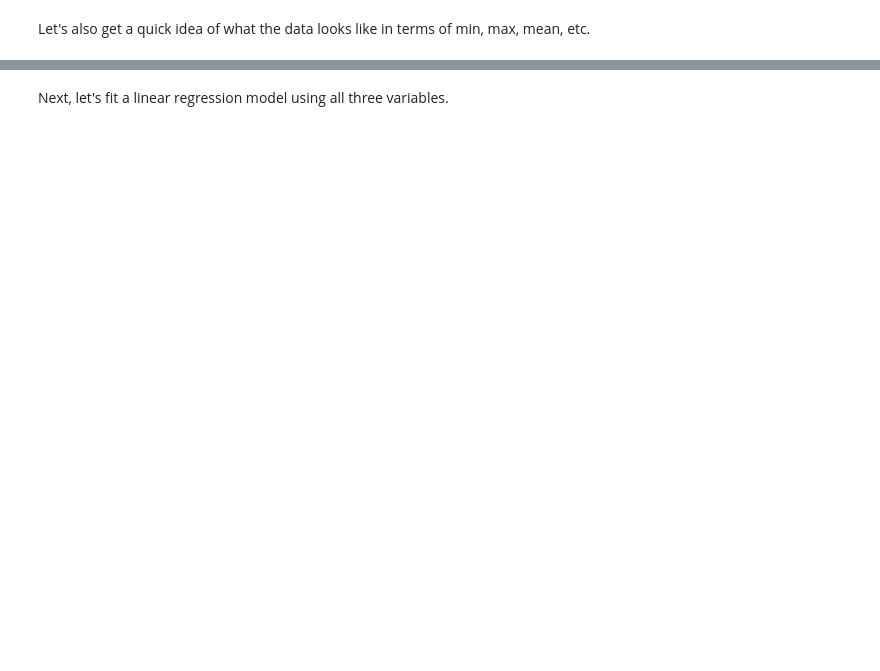
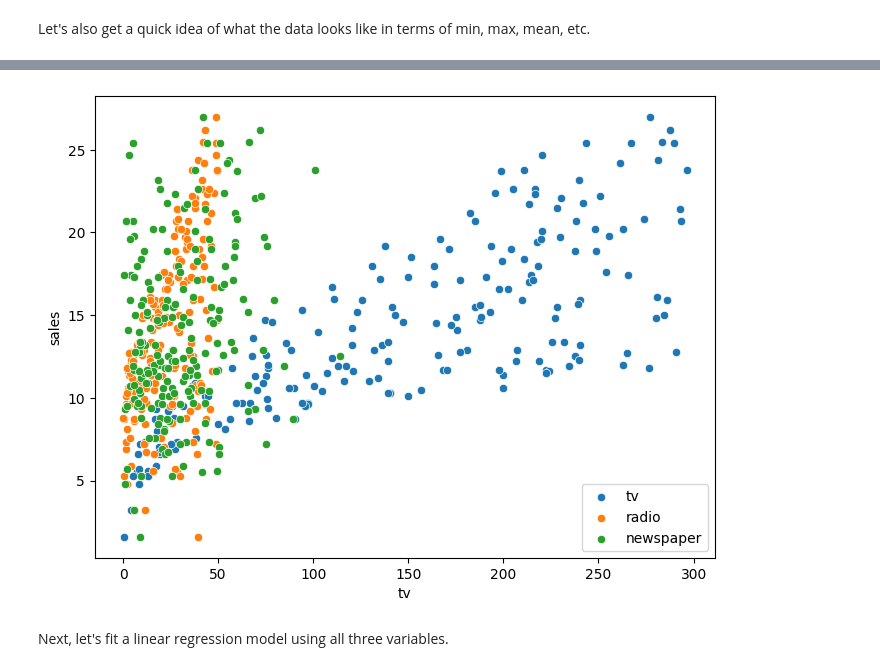
Before and after one commit to jyassien/cs3120-assign2, a Jupyter notebook: linear_regression_lab.ipynb, the cells around one changed output, grey strips where cells are left out. Drawn from its saved outputs; the diff is of its cells as text; code cells hidden in the pictures; blank space fills up the shorter version.

```diff
--- a/linear_regression_lab.ipynb
+++ b/linear_regression_lab.ipynb
@@ -547,10 +757,19 @@ If you can, try to put all of the plots together in a single figure.
 # %%
 # plot all three of the features against sales
-fig, (ax1, ax2, ax3) = plt.subplots(1, 3, figsize=(15, 5))
-sns.scatterplot(data=df_adv, x='tv', y='sales', ax=ax1)
-sns.scatterplot(data=df_adv, x='radio', y='sales', ax=ax2)
-sns.scatterplot(data=df_adv, x='newspaper', y='sales', ax=ax3)
+# fig, (ax1, ax2, ax3) = plt.subplots(1, 3, figsize=(15, 5))
+fig, ax = plt.subplots(figsize=(8, 6))
+
+# sns.scatterplot(data=df_adv, x='tv', y='sales', ax=ax1)
+# sns.scatterplot(data=df_adv, x='radio', y='sales', ax=ax2)
+# sns.scatterplot(data=df_adv, x='newspaper', y='sales', ax=ax3)
+sns.scatterplot(data=df_adv, x='tv', y='sales', label="tv")
+sns.scatterplot(data=df_adv, x='radio', y='sales', label="radio")
+sns.scatterplot(data=df_adv, x='newspaper', y='sales', label="newspaper")
+
+ax.legend()
 plt.show()
+# %% [output]
+[figure, added]
 # %% [markdown]
 Next, let's fit a linear regression model using all three variables.
 # %%
```
Also changed, not shown: parts of 40 cells of this notebook.
